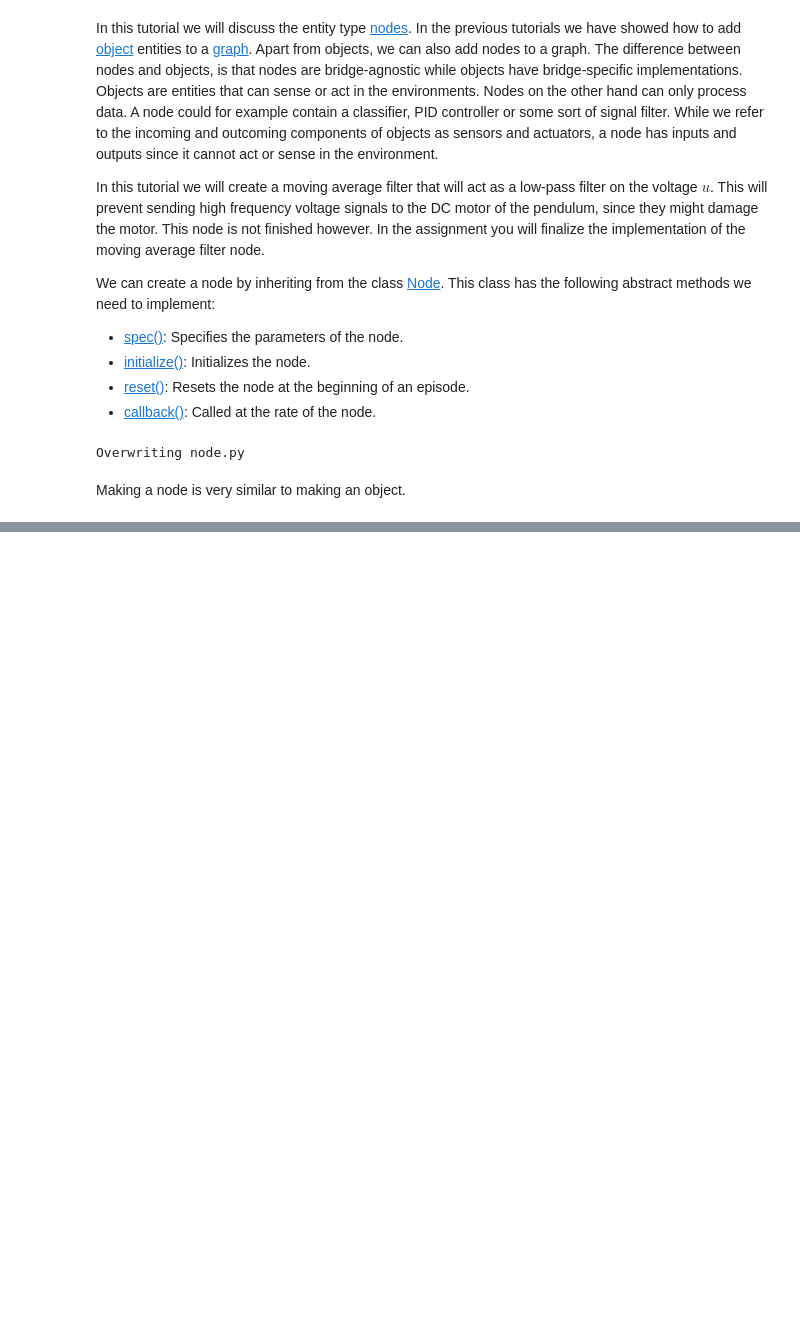
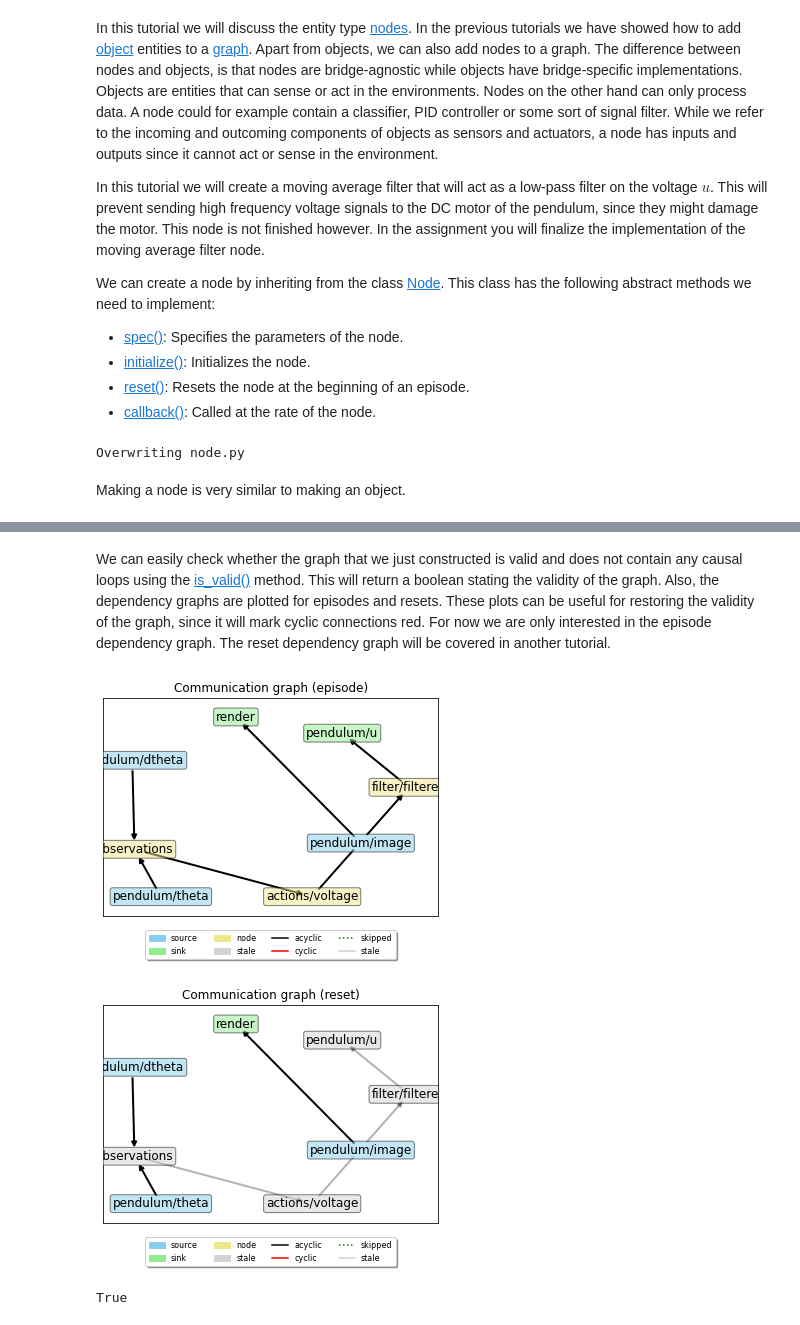
Before and after one commit to eager-dev/eagerx_tutorials, a Jupyter notebook: tutorials/pendulum/4_nodes.ipynb, the cells around one changed output, grey strips where cells are left out. Saved outputs shown, nothing was run; the diff lists cells and outputs as text; code cells hidden in the pictures; blank space fills up the shorter version.

Commit message:
fix: add assignment to pendulum tutorial 4

```diff
--- a/tutorials/pendulum/4_nodes.ipynb
+++ b/tutorials/pendulum/4_nodes.ipynb
@@ -218,4 +254,17 @@ graph.render(source=pendulum.sensors.image, rate=rate)
 
 # Make OdeBridge
 bridge = eagerx.Bridge.make("OdeBridge", rate=rate)
+# %% [markdown]
+We can easily check whether the graph that we just constructed is valid and does not contain any causal loops using the [is_valid()](https://eagerx.readthedocs.io/en/master/guide/api_reference/graph/graph.html?highlight=is_valid#eagerx.core.graph.Graph.is_valid) method.
+This will return a boolean stating the validity of the graph.
+Also, the dependency graphs are plotted for episodes and resets.
+These plots can be useful for restoring the validity of the graph, since it will mark cyclic connections red.
+For now we are only interested in the episode dependency graph.
+The reset dependency graph will be covered in another tutorial.
+# %%
+graph.is_valid()
+# %% [output]
+[figure, added]
+[figure, added]
+True
 # %% [markdown]
```
Also changed, not shown: parts of 7 cells of this notebook, 5 other files.
